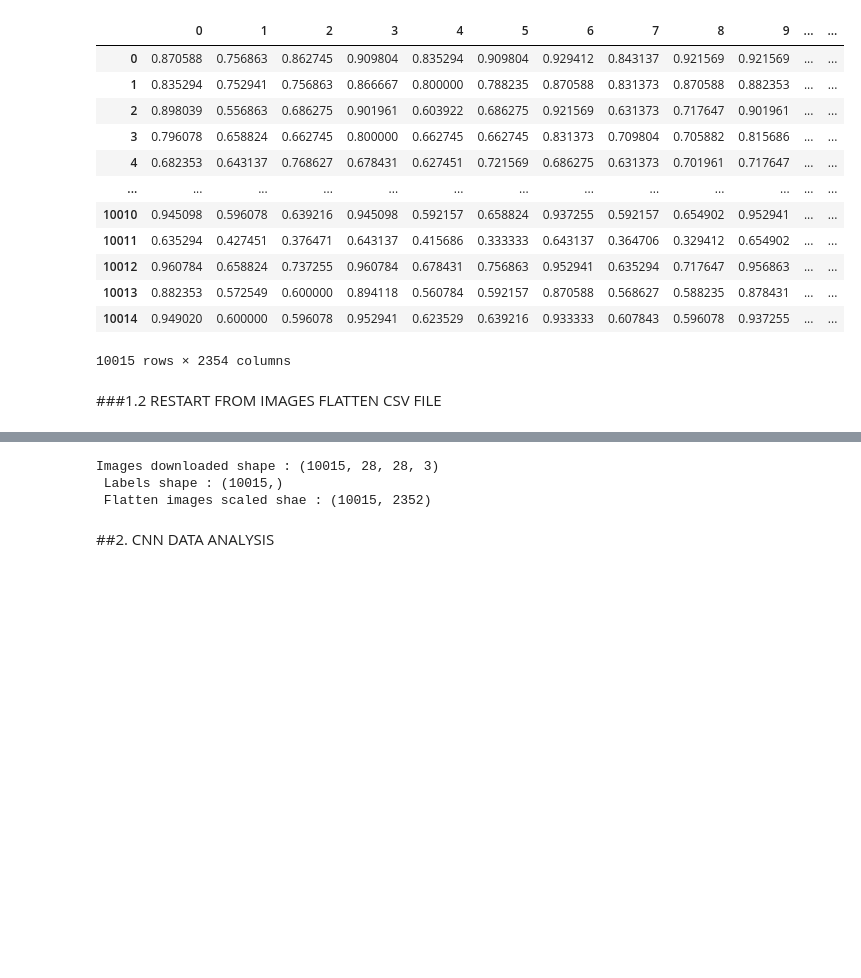
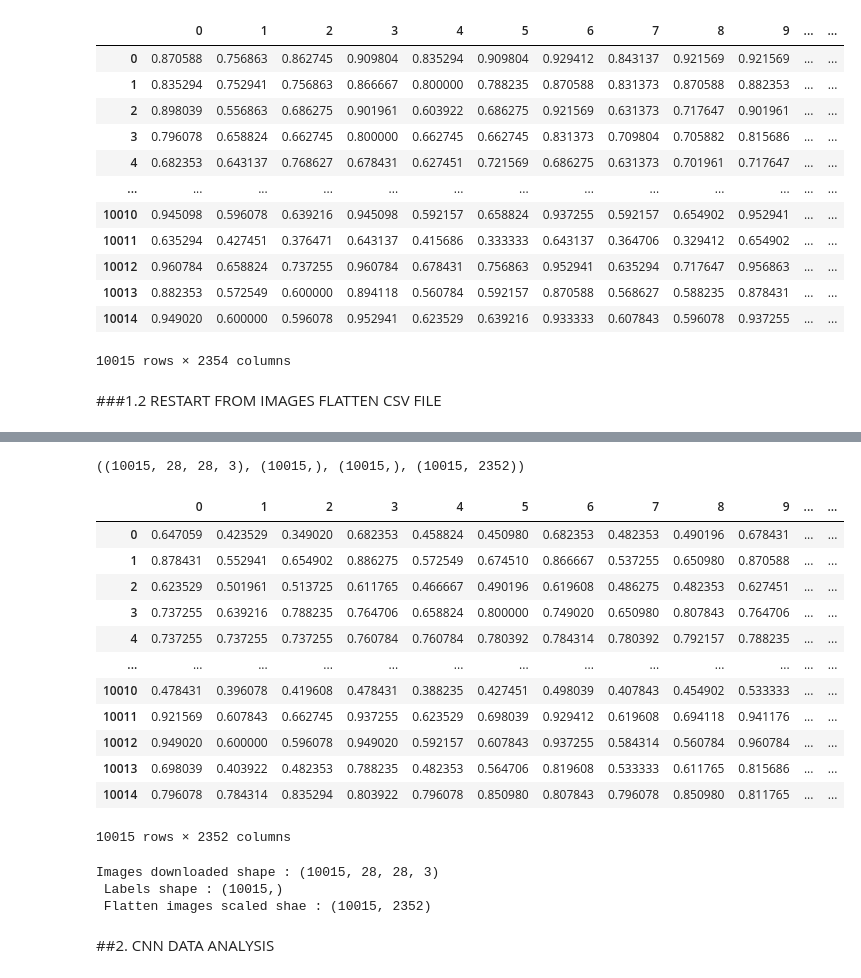
Before and after one commit to anmo1987/Final_project_Artefact, a Jupyter notebook: Copy_of_Image_Analysis_CNN.ipynb, the cells around one changed output, grey strips where cells are left out. Saved outputs shown, nothing was run; the diff lists cells and outputs as text; code cells hidden in the pictures; blank space fills up the shorter version.

```diff
--- a/Copy_of_Image_Analysis_CNN.ipynb
+++ b/Copy_of_Image_Analysis_CNN.ipynb
@@ -231,12 +258,13 @@ df
 # %%
 ###IF WE WANT TO RESTART FROM THE FLATTEN CSV FILE
 # Load the CSV file containing flattened image data and labels.
-df = pd.read_csv('/content/image_scaled_flatten.csv')
+df.to_csv('/content/skin_cancer_dataset/image_scaled_flatten.csv', encoding='utf-8', index=False, lineterminator='\n')
+
+#df = pd.read_csv('/content/image_scaled_flatten.csv')
 
 # Extract flattened image data and labels.
 y = np.array(df["y"])
 labels = np.array(df["labels_id"])
-df = df.drop('Unnamed: 0', axis=1)
 df = df.drop('labels_id', axis=1)
 df = df.drop('y', axis=1)
 
@@ -246,5 +274,23 @@ original_shape = (len(df), 28, 28, 3)
 array_data = df.to_numpy()
 images_from_csv = array_data.reshape(original_shape)
 images_from_csv.shape, y.shape, labels.shape, df.shape
+# %% [output]
+((10015, 28, 28, 3), (10015,), (10015,), (10015, 2352))
+# %%
+df
+# %% [output]
+|  | 0 | 1 | 2 | 3 | 4 | 5 | 6 | 7 | 8 | 9 | ... | ... |
+| 0 | 0.647059 | 0.423529 | 0.349020 | 0.682353 | 0.458824 | 0.450980 | 0.682353 | 0.482353 | 0.490196 | 0.678431 | ... | ... |
+| 1 | 0.878431 | 0.552941 | 0.654902 | 0.886275 | 0.572549 | 0.674510 | 0.866667 | 0.537255 | 0.650980 | 0.870588 | ... | ... |
+| 2 | 0.623529 | 0.501961 | 0.513725 | 0.611765 | 0.466667 | 0.490196 | 0.619608 | 0.486275 | 0.482353 | 0.627451 | ... | ... |
+| 3 | 0.737255 | 0.639216 | 0.788235 | 0.764706 | 0.658824 | 0.800000 | 0.749020 | 0.650980 | 0.807843 | 0.764706 | ... | ... |
+| 4 | 0.737255 | 0.737255 | 0.737255 | 0.760784 | 0.760784 | 0.780392 | 0.784314 | 0.780392 | 0.792157 | 0.788235 | ... | ... |
+| ... | ... | ... | ... | ... | ... | ... | ... | ... | ... | ... | ... | ... |
+| 10010 | 0.478431 | 0.396078 | 0.419608 | 0.478431 | 0.388235 | 0.427451 | 0.498039 | 0.407843 | 0.454902 | 0.533333 | ... | ... |
+| 10011 | 0.921569 | 0.607843 | 0.662745 | 0.937255 | 0.623529 | 0.698039 | 0.929412 | 0.619608 | 0.694118 | 0.941176 | ... | ... |
+| 10012 | 0.949020 | 0.600000 | 0.596078 | 0.949020 | 0.592157 | 0.607843 | 0.937255 | 0.584314 | 0.560784 | 0.960784 | ... | ... |
+| 10013 | 0.698039 | 0.403922 | 0.482353 | 0.788235 | 0.482353 | 0.564706 | 0.819608 | 0.533333 | 0.611765 | 0.815686 | ... | ... |
+| 10014 | 0.796078 | 0.784314 | 0.835294 | 0.803922 | 0.796078 | 0.850980 | 0.807843 | 0.796078 | 0.850980 | 0.811765 | ... | ... |
+10015 rows × 2352 columns
 # %%
 ##Look out the shape for the two files
```
Also changed, not shown: parts of 28 cells of this notebook.
